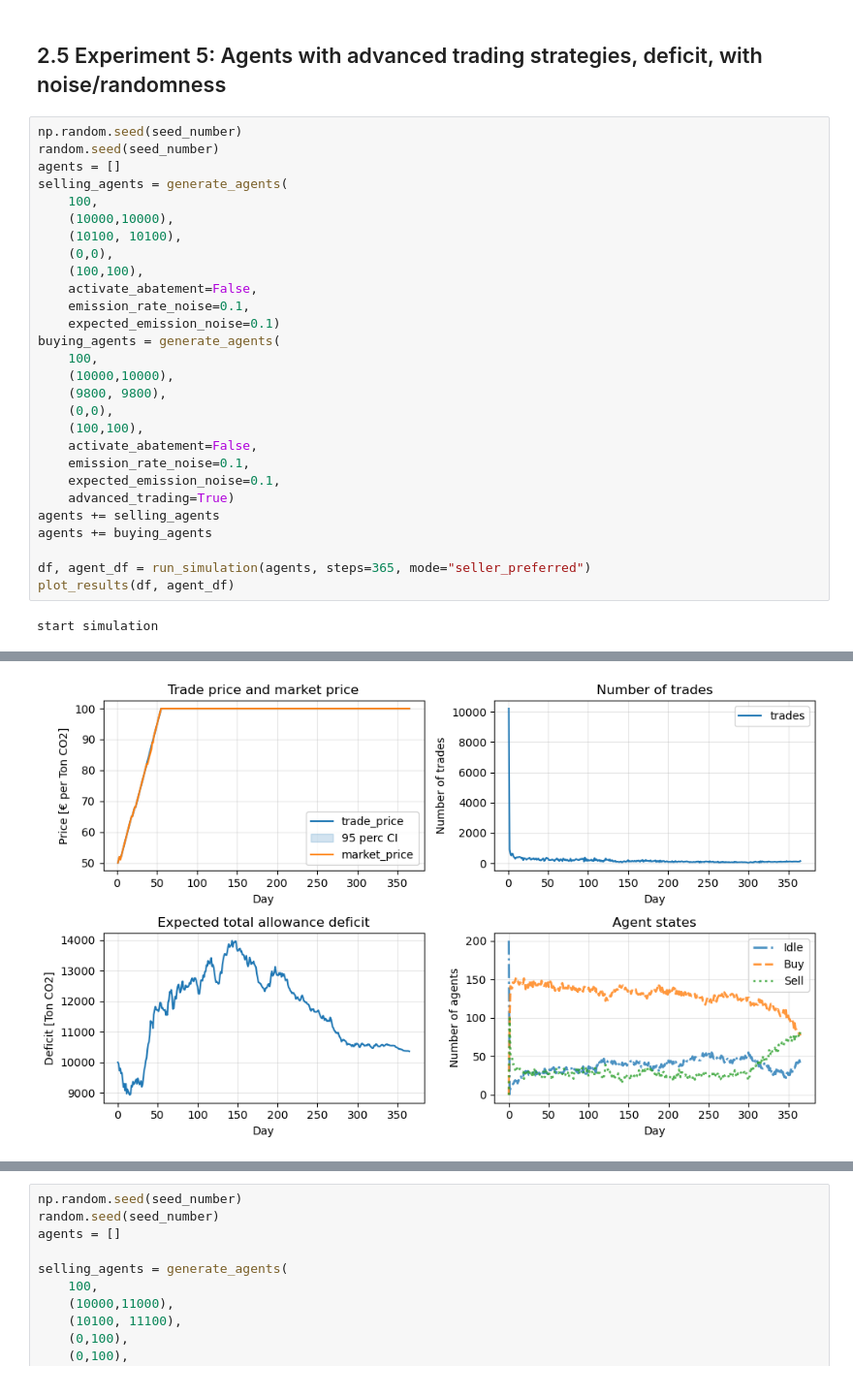
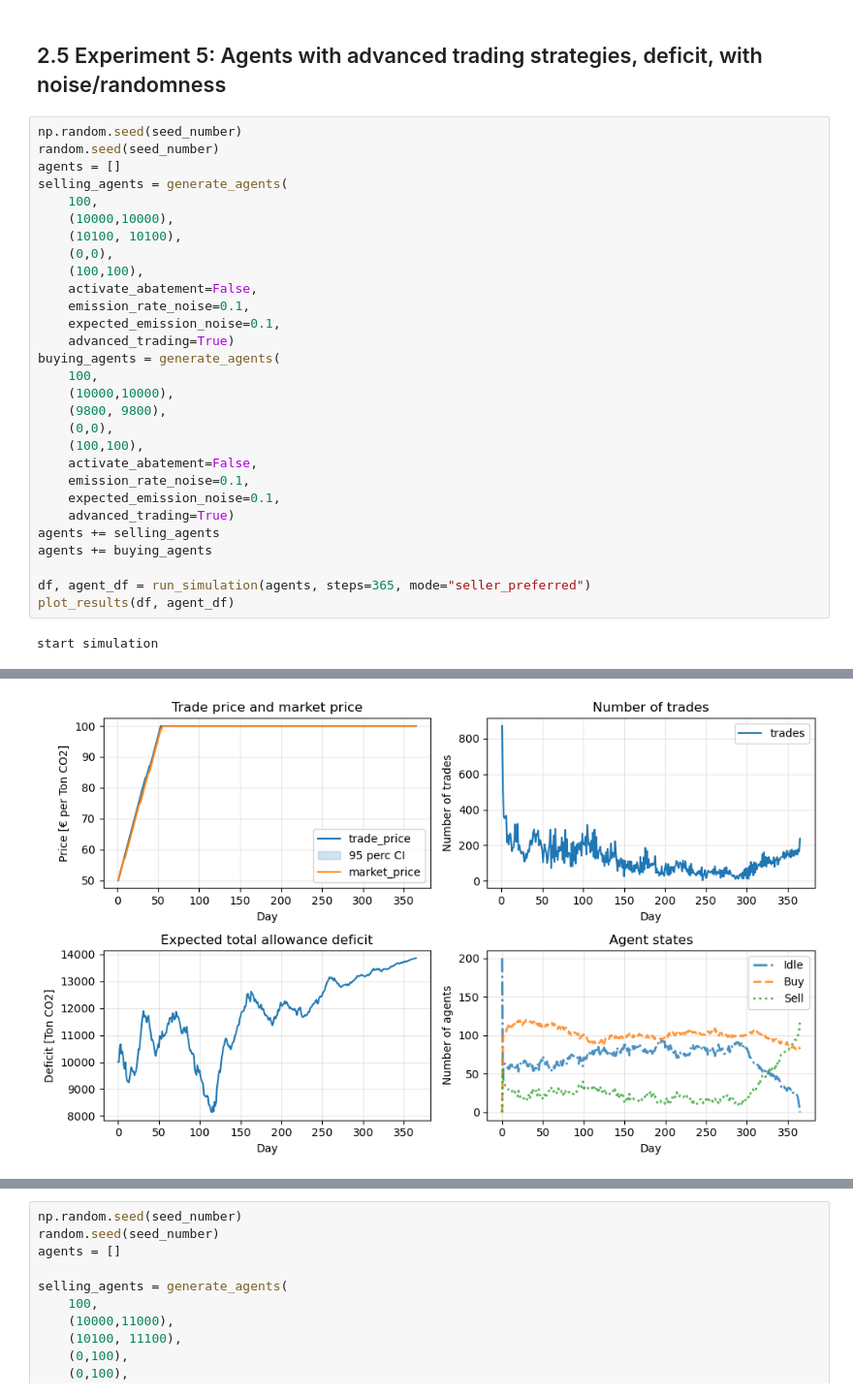
Before and after one commit to haberger/ModSimETS, a Jupyter notebook: modsim.ipynb, the cells around one changed output, grey strips where cells are left out. Shown at 97% size. Drawn from its saved outputs; the diff is of its cells as text.

```diff
--- a/modsim.ipynb
+++ b/modsim.ipynb
@@ -324,7 +327,8 @@ selling_agents = generate_agents(
     (100,100),
     activate_abatement=False,
     emission_rate_noise=0.1,
-    expected_emission_noise=0.1)
+    expected_emission_noise=0.1,
+    advanced_trading=True)
 buying_agents = generate_agents(
     100,
     (10000,10000),
@@ -347,2 +351,2 @@ start simulation
-[figure, old version]
+[figure, new version]
 # %% [markdown]
```
Also changed, not shown: parts of 10 cells of this notebook.
